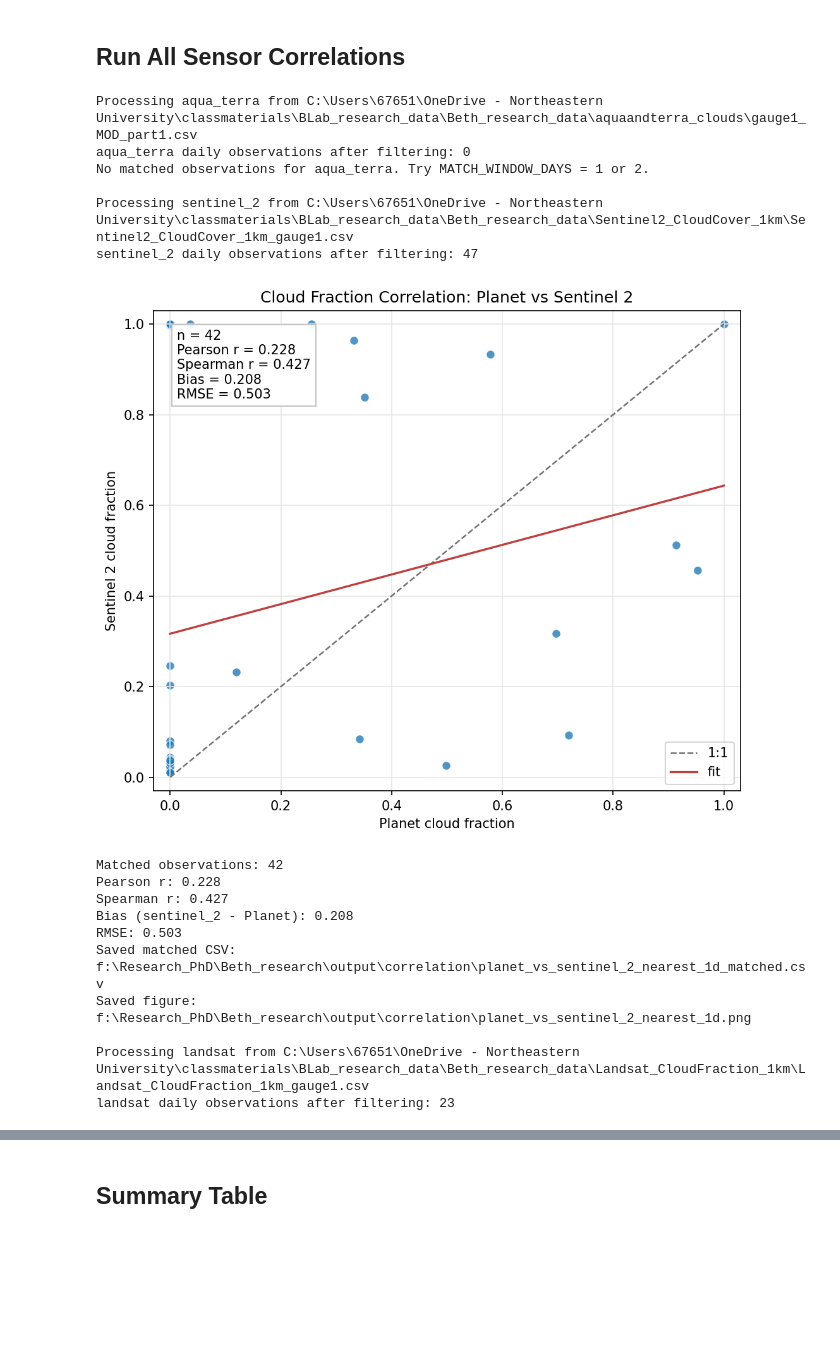
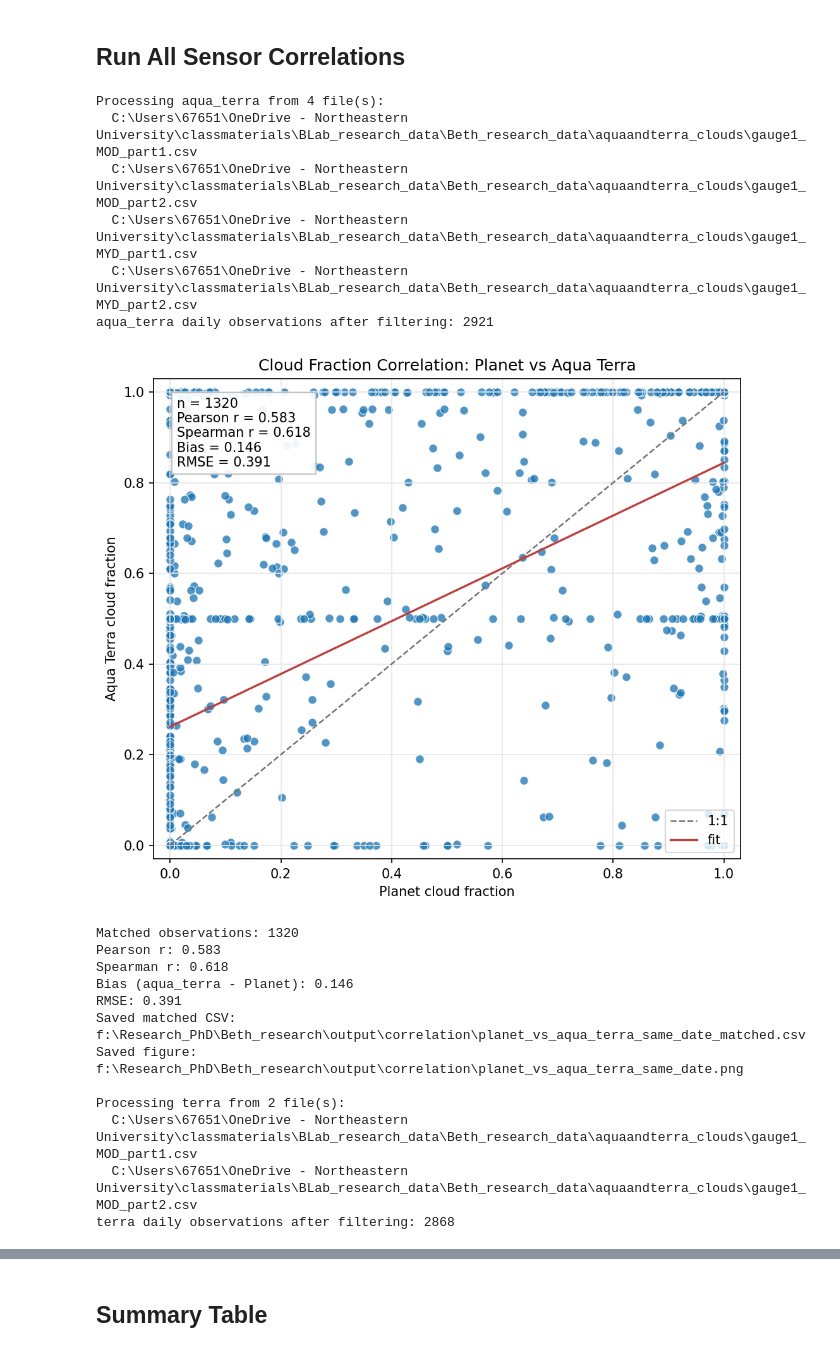
Before and after one commit to LiYuyangHC/Beth_research, a Jupyter notebook: cloud_fraction_correlation_notebook.ipynb, the cells around one changed output, grey strips where cells are left out. Saved outputs shown, nothing was run; the diff lists cells and outputs as text; code cells hidden in the pictures; blank space fills up the shorter version.

```diff
--- a/cloud_fraction_correlation_notebook.ipynb
+++ b/cloud_fraction_correlation_notebook.ipynb
@@ -123,12 +139,22 @@ def parse_observation_time(df):
     return parse_time_column(df[time_col])
 
 
-def load_cloud_csv(csv_path, label, satellite_filter=None, start_date=None, end_date=None, daily_stat="mean"):
+def read_one_cloud_csv(csv_path):
     csv_path = Path(csv_path)
     if not csv_path.exists():
         raise FileNotFoundError(f"File does not exist: {csv_path}")
+    df = pd.read_csv(csv_path)
+    df["source_file"] = csv_path.name
+    return df
 
-    df = pd.read_csv(csv_path)
+
+def load_cloud_csv(csv_path, label, satellite_filter=None, start_date=None, end_date=None, daily_stat="mean"):
+    if isinstance(csv_path, (list, tuple, set)):
+        frames = [read_one_cloud_csv(path) for path in csv_path]
+        df = pd.concat(frames, ignore_index=True)
+    else:
+        df = read_one_cloud_csv(csv_path)
+
     cloud_col = find_column(df, CLOUD_CANDIDATES)
     satellite_col = find_column(df, SATELLITE_CANDIDATES, required=False)
 
@@ -146,6 +172,12 @@ def load_cloud_csv(csv_path, label, satellite_filter=None, start_date=None, end_
         clean["satellite"] = df[satellite_col].astype(str).str.lower().str.strip()
     else:
         clean["satellite"] = label.lower()
+
+    # For Aqua/Terra files, infer the platform from MOD/MYD filenames when no
+    # satellite column exists. MOD = Terra, MYD = Aqua.
+    source_lower = df["source_file"].astype(str).str.lower()
+    clean.loc[source_lower.str.contains("_mod_", na=False), "satellite"] = "terra"
+    clean.loc[source_lower.str.contains("_myd_", na=False), "satellite"] = "aqua"
 
     clean = clean.dropna(subset=["time", "cloud_fraction"])
     clean = clean[(clean["cloud_fraction"] >= 0) & (clean["cloud_fraction"] <= 1)]
@@ -290,60 +322,68 @@ for sensor_label, sensor_csv in SENSOR_FILES.items():
         print(f"Skipping {sensor_label}: path is None")
         continue
 
-    sensor_csv = Path(sensor_csv)
-    if not sensor_csv.exists():
-        print(f"Skipping {sensor_label}: file not found -> {sensor_csv}")
+    sensor_paths = list(sensor_csv) if isinstance(sensor_csv, (list, tuple, set)) else [sensor_csv]
+    sensor_paths = [Path(path) for path in sensor_paths]
+    missing_paths = [path for path in sensor_paths if not path.exists()]
+    if missing_paths:
+        print(f"Skipping {sensor_label}: missing file(s)")
+        for path in missing_paths:
+            print(f"  {path}")
         continue
 
-    print(f"\nProcessing {sensor_label} from {sensor_csv}")
+    print(f"\nProcessing {sensor_label} from {len(sensor_paths)} file(s):")
+    for path in sensor_paths:
+        print(f"  {path}")
     other_daily = load_cloud_csv(
-        sensor_csv,
+        sensor_paths,
         label=sensor_label,
         satellite_filter=SATELLITE_FILTERS.get(sensor_label),
         start_date=START_DATE,
         end_date=END_DATE,
         daily_stat=DAILY_STAT,
     )
     print(f"{sensor_label} daily observations after filtering: {len(other_daily)}")
 
     matched = match_cloud_fraction(planet_daily, other_daily, tolerance_days=MATCH_WINDOW_DAYS)
     if matched.empty:
         print(f"No matched observations for {sensor_label}. Try MATCH_WINDOW_DAYS = 1 or 2.")
         continue
 
     stats = summarize_stats(matched, sensor_label)
     all_stats.append(stats)
     matched_tables[sensor_label] = matched
 
     match_name = "same_date" if MATCH_WINDOW_DAYS == 0 else f"nearest_{MATCH_WINDOW_DAYS}d"
     matched_csv = OUT_DIR / f"planet_vs_{sensor_label}_{match_name}_matched.csv"
     out_png = OUT_DIR / f"planet_vs_{sensor_label}_{match_name}.png"
     matched.to_csv(matched_csv, index=False)
     plot_correlation(matched, sensor_label, stats, out_png=out_png)
     plt.show()
 
     print(f"Matched observations: {stats['n']}")
     print(f"Pearson r: {stats['pearson_r']:.3f}")
     print(f"Spearman r: {stats['spearman_r']:.3f}")
     print(f"Bias ({sensor_label} - Planet): {stats['bias_other_minus_planet']:.3f}")
     print(f"RMSE: {stats['rmse']:.3f}")
     print(f"Saved matched CSV: {matched_csv}")
     print(f"Saved figure: {out_png}")
 # %% [output]
-Processing aqua_terra from C:\Users\67651\OneDrive - Northeastern University\classmaterials\BLab_research_data\Beth_research_data\aquaandterra_clouds\gauge1_MOD_part1.csv
-aqua_terra daily observations after filtering: 0
-No matched observations for aqua_terra. Try MATCH_WINDOW_DAYS = 1 or 2.
-
-Processing sentinel_2 from C:\Users\67651\OneDrive - Northeastern University\classmaterials\BLab_research_data\Beth_research_data\Sentinel2_CloudCover_1km\Sentinel2_CloudCover_1km_gauge1.csv
-sentinel_2 daily observations after filtering: 47
+Processing aqua_terra from 4 file(s):
+  C:\Users\67651\OneDrive - Northeastern University\classmaterials\BLab_research_data\Beth_research_data\aquaandterra_clouds\gauge1_MOD_part1.csv
+  C:\Users\67651\OneDrive - Northeastern University\classmaterials\BLab_research_data\Beth_research_data\aquaandterra_clouds\gauge1_MOD_part2.csv
+  C:\Users\67651\OneDrive - Northeastern University\classmaterials\BLab_research_data\Beth_research_data\aquaandterra_clouds\gauge1_MYD_part1.csv
+  C:\Users\67651\OneDrive - Northeastern University\classmaterials\BLab_research_data\Beth_research_data\aquaandterra_clouds\gauge1_MYD_part2.csv
+aqua_terra daily observations after filtering: 2921
-[figure, old version]
+[figure, new version]
-Matched observations: 42
-Pearson r: 0.228
-Spearman r: 0.427
-Bias (sentinel_2 - Planet): 0.208
-RMSE: 0.503
-Saved matched CSV: f:\Research_PhD\Beth_research\output\correlation\planet_vs_sentinel_2_nearest_1d_matched.csv
-Saved figure: f:\Research_PhD\Beth_research\output\correlation\planet_vs_sentinel_2_nearest_1d.png
+Matched observations: 1320
+Pearson r: 0.583
+Spearman r: 0.618
+Bias (aqua_terra - Planet): 0.146
+RMSE: 0.391
+Saved matched CSV: f:\Research_PhD\Beth_research\output\correlation\planet_vs_aqua_terra_same_date_matched.csv
+Saved figure: f:\Research_PhD\Beth_research\output\correlation\planet_vs_aqua_terra_same_date.png
 
-Processing landsat from C:\Users\67651\OneDrive - Northeastern University\classmaterials\BLab_research_data\Beth_research_data\Landsat_CloudFraction_1km\Landsat_CloudFraction_1km_gauge1.csv
-landsat daily observations after filtering: 23
+Processing terra from 2 file(s):
+  C:\Users\67651\OneDrive - Northeastern University\classmaterials\BLab_research_data\Beth_research_data\aquaandterra_clouds\gauge1_MOD_part1.csv
+  C:\Users\67651\OneDrive - Northeastern University\classmaterials\BLab_research_data\Beth_research_data\aquaandterra_clouds\gauge1_MOD_part2.csv
+terra daily observations after filtering: 2868
```
Also changed, not shown: parts of 11 cells of this notebook, 3 other files.
